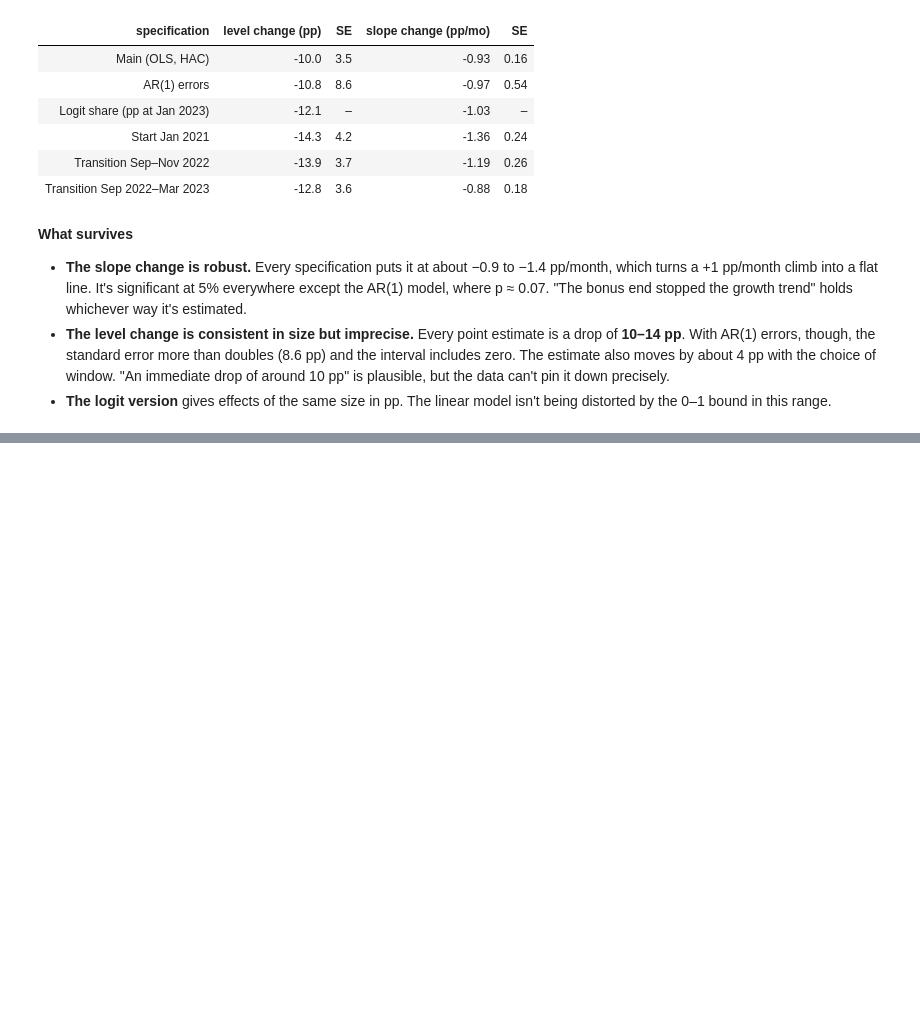
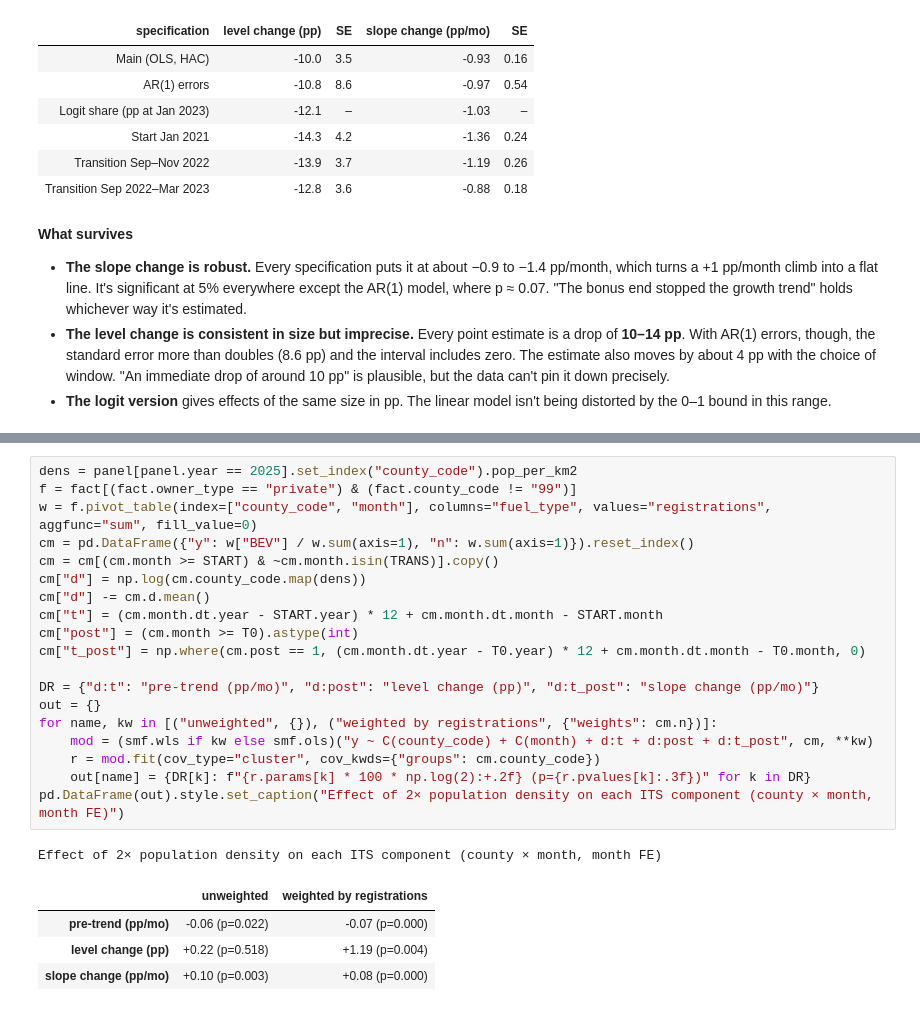
Before and after one commit to suv999/sweden-ev-adoption, a Jupyter notebook: notebooks/03_policy.ipynb, the cells around one changed output, grey strips where cells are left out. Drawn from its saved outputs; the diff is of its cells as text; blank space fills up the shorter version.

```diff
--- a/notebooks/03_policy.ipynb
+++ b/notebooks/03_policy.ipynb
@@ -319,0 +370,25 @@ AR(1) coefficient: 0.57
+# %%
+dens = panel[panel.year == 2025].set_index("county_code").pop_per_km2
+f = fact[(fact.owner_type == "private") & (fact.county_code != "99")]
+w = f.pivot_table(index=["county_code", "month"], columns="fuel_type", values="registrations", aggfunc="sum", fill_value=0)
+cm = pd.DataFrame({"y": w["BEV"] / w.sum(axis=1), "n": w.sum(axis=1)}).reset_index()
+cm = cm[(cm.month >= START) & ~cm.month.isin(TRANS)].copy()
+cm["d"] = np.log(cm.county_code.map(dens))
+cm["d"] -= cm.d.mean()
+cm["t"] = (cm.month.dt.year - START.year) * 12 + cm.month.dt.month - START.month
+cm["post"] = (cm.month >= T0).astype(int)
+cm["t_post"] = np.where(cm.post == 1, (cm.month.dt.year - T0.year) * 12 + cm.month.dt.month - T0.month, 0)
+
+DR = {"d:t": "pre-trend (pp/mo)", "d:post": "level change (pp)", "d:t_post": "slope change (pp/mo)"}
+out = {}
+for name, kw in [("unweighted", {}), ("weighted by registrations", {"weights": cm.n})]:
+    mod = (smf.wls if kw else smf.ols)("y ~ C(county_code) + C(month) + d:t + d:post + d:t_post", cm, **kw)
+    r = mod.fit(cov_type="cluster", cov_kwds={"groups": cm.county_code})
+    out[name] = {DR[k]: f"{r.params[k] * 100 * np.log(2):+.2f} (p={r.pvalues[k]:.3f})" for k in DR}
+pd.DataFrame(out).style.set_caption("Effect of 2× population density on each ITS component (county × month, month FE)")
+# %% [output]
+Effect of 2× population density on each ITS component (county × month, month FE)
+|  | unweighted | weighted by registrations |
+| pre-trend (pp/mo) | -0.06 (p=0.022) | -0.07 (p=0.000) |
+| level change (pp) | +0.22 (p=0.518) | +1.19 (p=0.004) |
+| slope change (pp/mo) | +0.10 (p=0.003) | +0.08 (p=0.000) |
```
Also changed, not shown: parts of 4 cells of this notebook, 1 other file.
